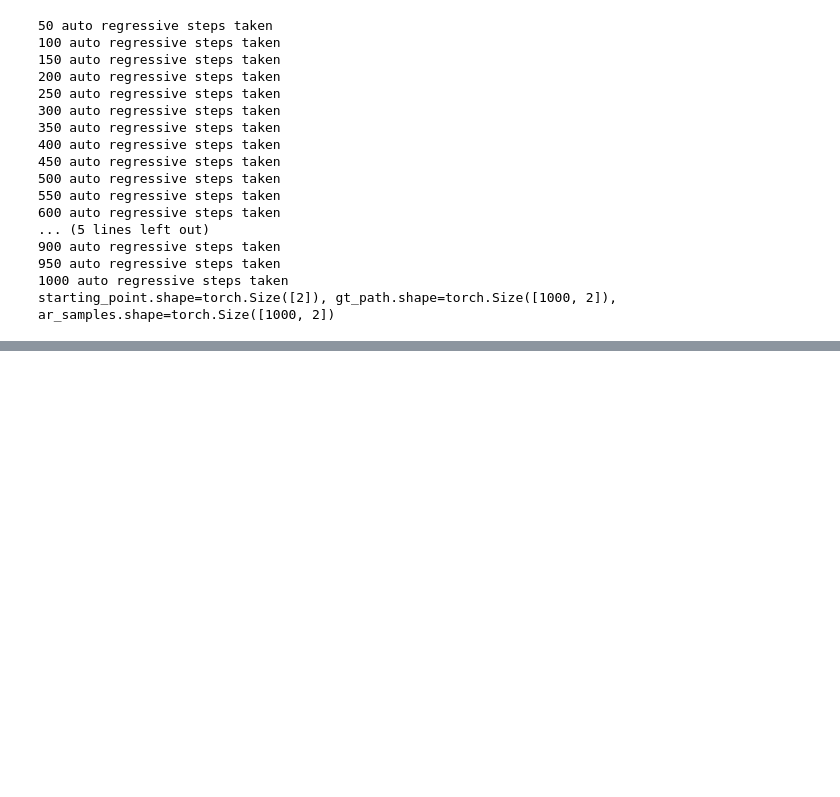
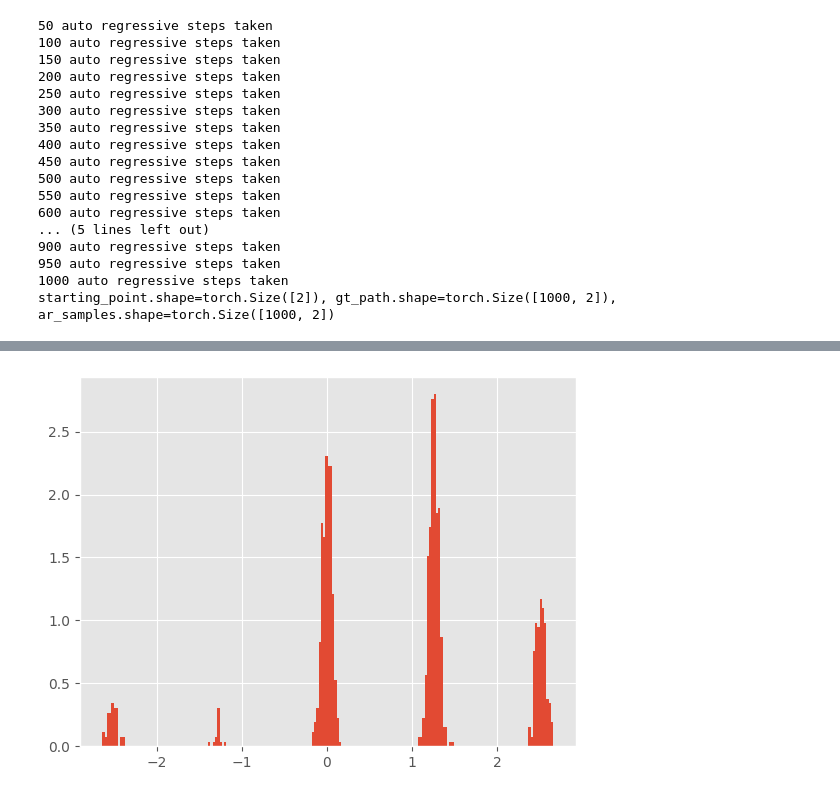
Before and after one commit to FMGS666/ProbForecastFollmerProcess, a Jupyter notebook: multi_modal_jump_diffusion.ipynb, the cells around one changed output, grey strips where cells are left out. Saved outputs shown, nothing was run; the diff lists cells and outputs as text; code cells hidden in the pictures; blank space fills up the shorter version.

```diff
--- a/multi_modal_jump_diffusion.ipynb
+++ b/multi_modal_jump_diffusion.ipynb
@@ -343,0 +388,16 @@ fig.show()
+# %%
+# converting to angular coordinates
+theta_0 = pffp.utils.vec2angle(x0,y0)
+theta_1 = pffp.utils.vec2angle(x1,y1)
+theta_hat = pffp.utils.vec2angle(x_hat,y_hat)
+
+# defining figure and axes
+fig, axes = plt.subplots()
+
+# plotting the angular distributions
+hist_hat = axes.hist(theta_hat, density = True, bins = 200)
+
+# showing the figure
+fig.show()
+# %% [output]
+[figure, added]
```
Also changed, not shown: parts of 6 cells of this notebook, 1 other file.
